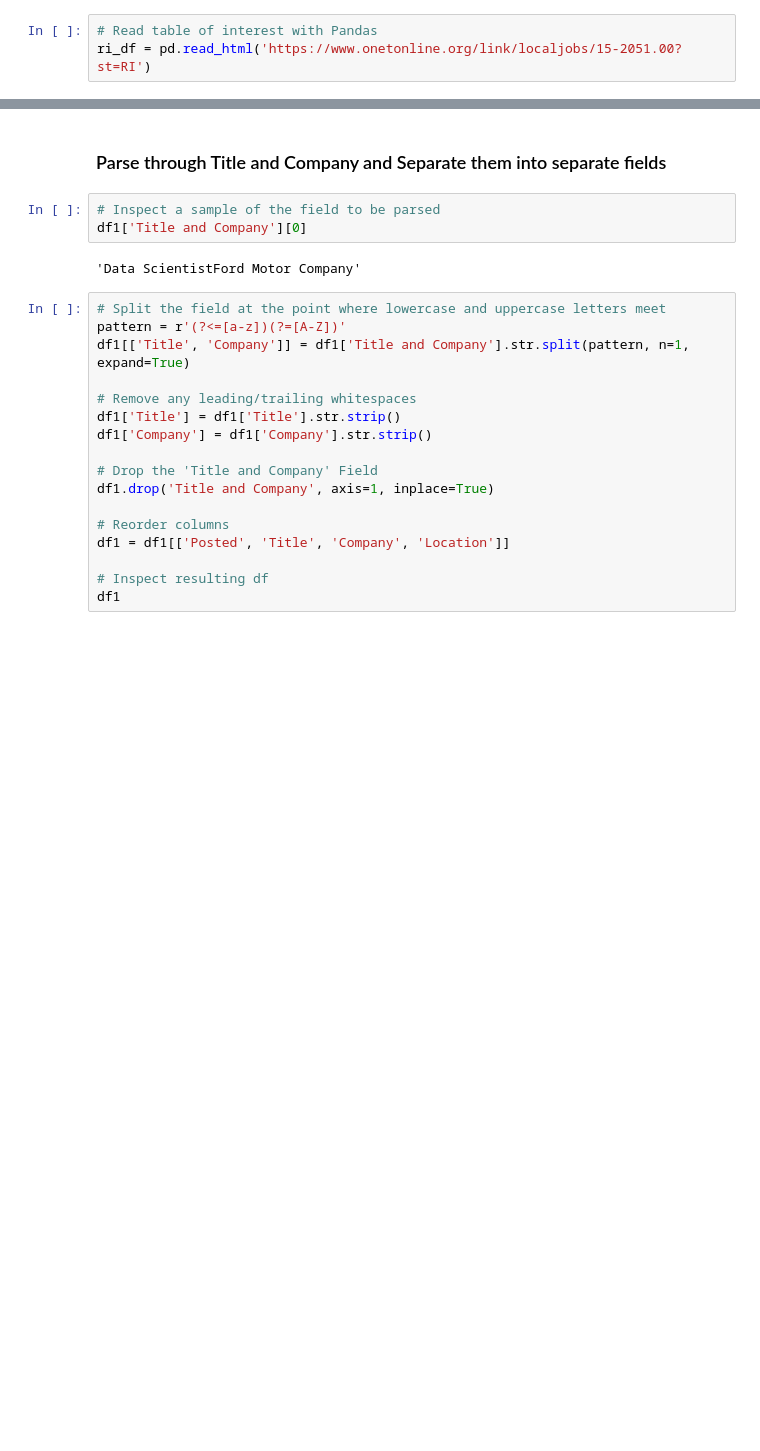
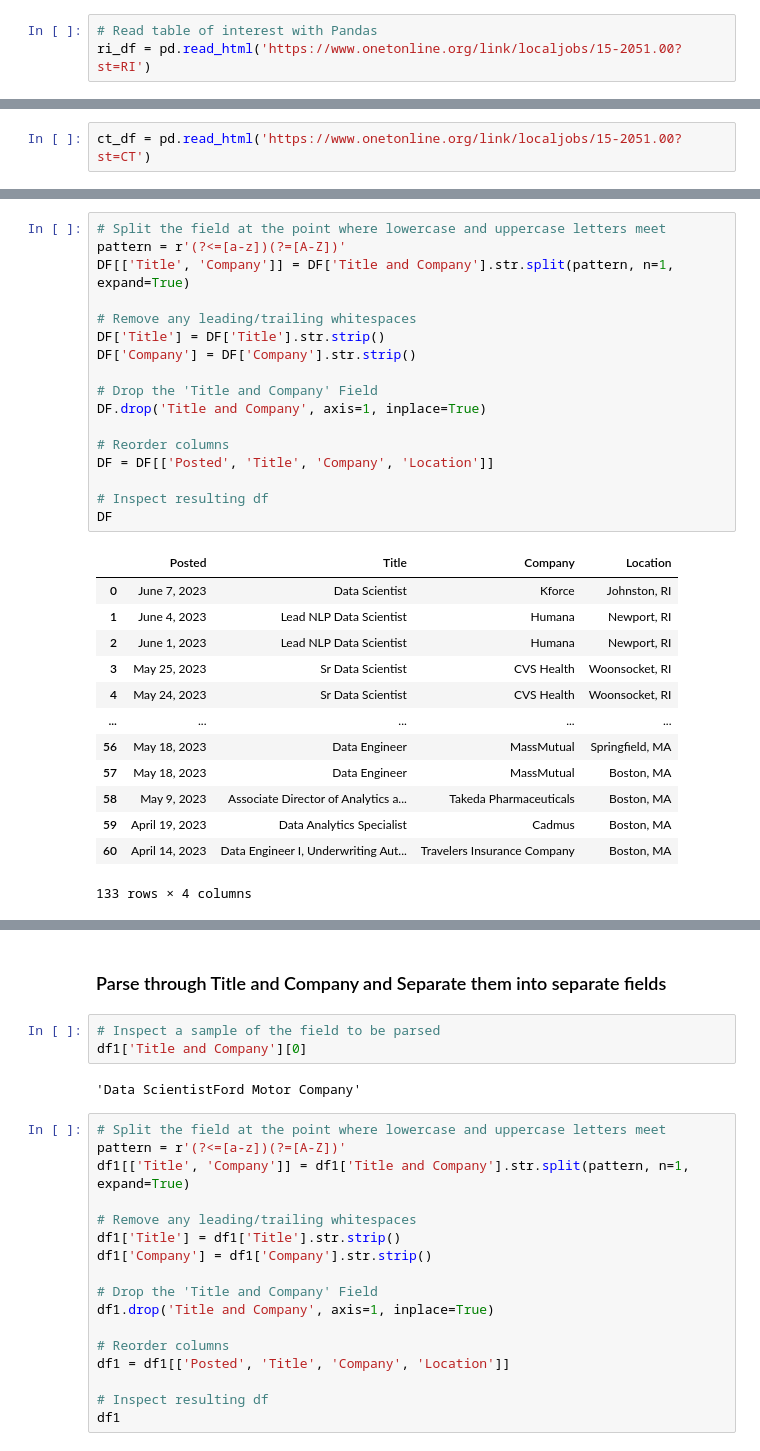
Before and after one commit to ethanwright96/data-science-jobscape, a Jupyter notebook: jobscape.ipynb, the cells around one changed output, grey strips where cells are left out. Drawn from its saved outputs; the diff is of its cells as text; blank space fills up the shorter version.

```diff
--- a/jobscape.ipynb
+++ b/jobscape.ipynb
@@ -56,0 +31,2 @@ df1.head(5)
+# %%
+ct_df = pd.read_html('https://www.onetonline.org/link/localjobs/15-2051.00?st=CT')
@@ -56,0 +71,31 @@ df1.head(5)
+# %%
+# Split the field at the point where lowercase and uppercase letters meet
+pattern = r'(?<=[a-z])(?=[A-Z])'
+DF[['Title', 'Company']] = DF['Title and Company'].str.split(pattern, n=1, expand=True)
+
+# Remove any leading/trailing whitespaces
+DF['Title'] = DF['Title'].str.strip()
+DF['Company'] = DF['Company'].str.strip()
+
+# Drop the 'Title and Company' Field
+DF.drop('Title and Company', axis=1, inplace=True)
+
+# Reorder columns
+DF = DF[['Posted', 'Title', 'Company', 'Location']]
+
+# Inspect resulting df
+DF
+# %% [output]
+|  | Posted | Title | Company | Location |
+| 0 | June 7, 2023 | Data Scientist | Kforce | Johnston, RI |
+| 1 | June 4, 2023 | Lead NLP Data Scientist | Humana | Newport, RI |
+| 2 | June 1, 2023 | Lead NLP Data Scientist | Humana | Newport, RI |
+| 3 | May 25, 2023 | Sr Data Scientist | CVS Health | Woonsocket, RI |
+| 4 | May 24, 2023 | Sr Data Scientist | CVS Health | Woonsocket, RI |
+| ... | ... | ... | ... | ... |
+| 56 | May 18, 2023 | Data Engineer | MassMutual | Springfield, MA |
+| 57 | May 18, 2023 | Data Engineer | MassMutual | Boston, MA |
+| 58 | May 9, 2023 | Associate Director of Analytics a... | Takeda Pharmaceuticals | Boston, MA |
+| 59 | April 19, 2023 | Data Analytics Specialist | Cadmus | Boston, MA |
+| 60 | April 14, 2023 | Data Engineer I, Underwriting Aut... | Travelers Insurance Company | Boston, MA |
+133 rows × 4 columns
```
Also changed, not shown: parts of 11 cells of this notebook.
